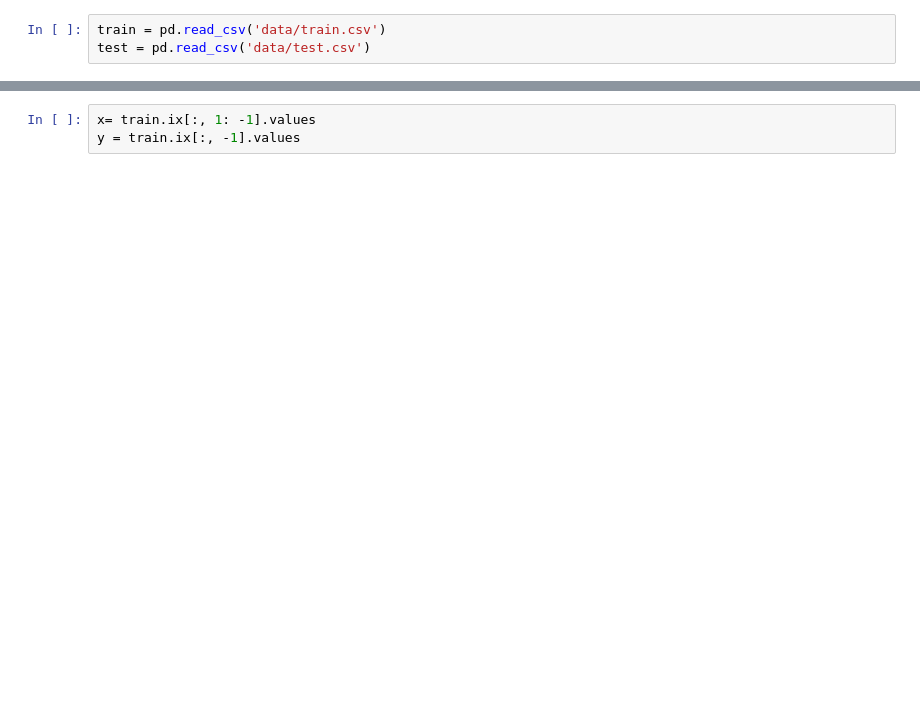
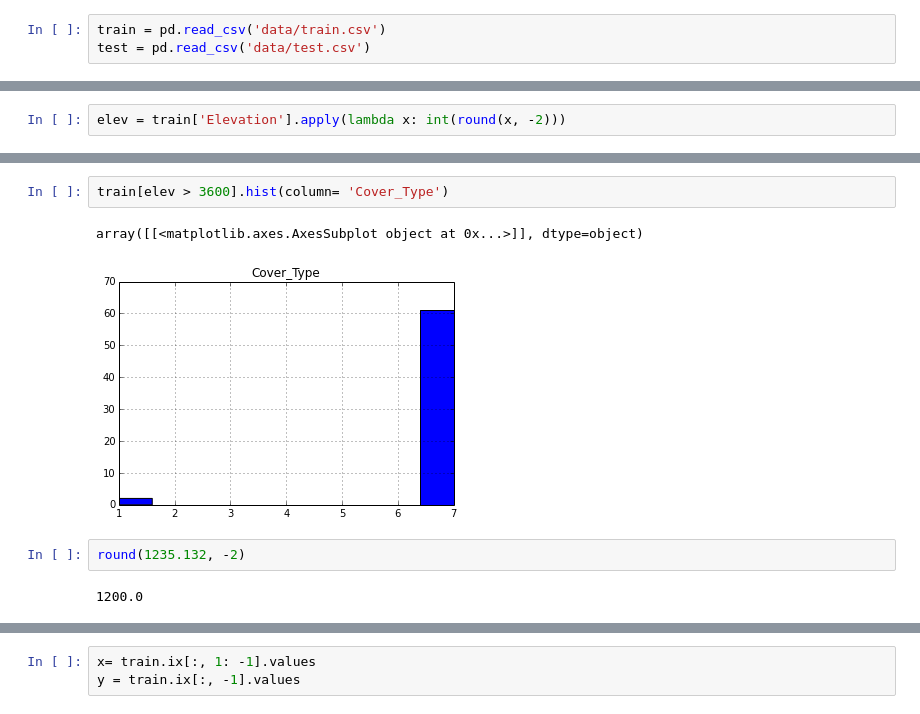
Before and after one commit to PragathiNS/kaggle, a Jupyter notebook: Forest_Cover/forest scribble.ipynb, the cells around one changed output, grey strips where cells are left out. Saved outputs shown, nothing was run; the diff lists cells and outputs as text; blank space fills up the shorter version.

```diff
--- a/Forest_Cover/forest scribble.ipynb
+++ b/Forest_Cover/forest scribble.ipynb
@@ -9,0 +92,2 @@ test = pd.read_csv('data/test.csv')
+# %%
+elev = train['Elevation'].apply(lambda x: int(round(x, -2)))
@@ -9,0 +135,9 @@ test = pd.read_csv('data/test.csv')
+# %%
+train[elev > 3600].hist(column= 'Cover_Type')
+# %% [output]
+array([[<matplotlib.axes.AxesSubplot object at 0x...>]], dtype=object)
+[figure, added]
+# %%
+round(1235.132, -2)
+# %% [output]
+1200.0
```
Also changed, not shown: parts of 37 cells of this notebook, 1 other file.
